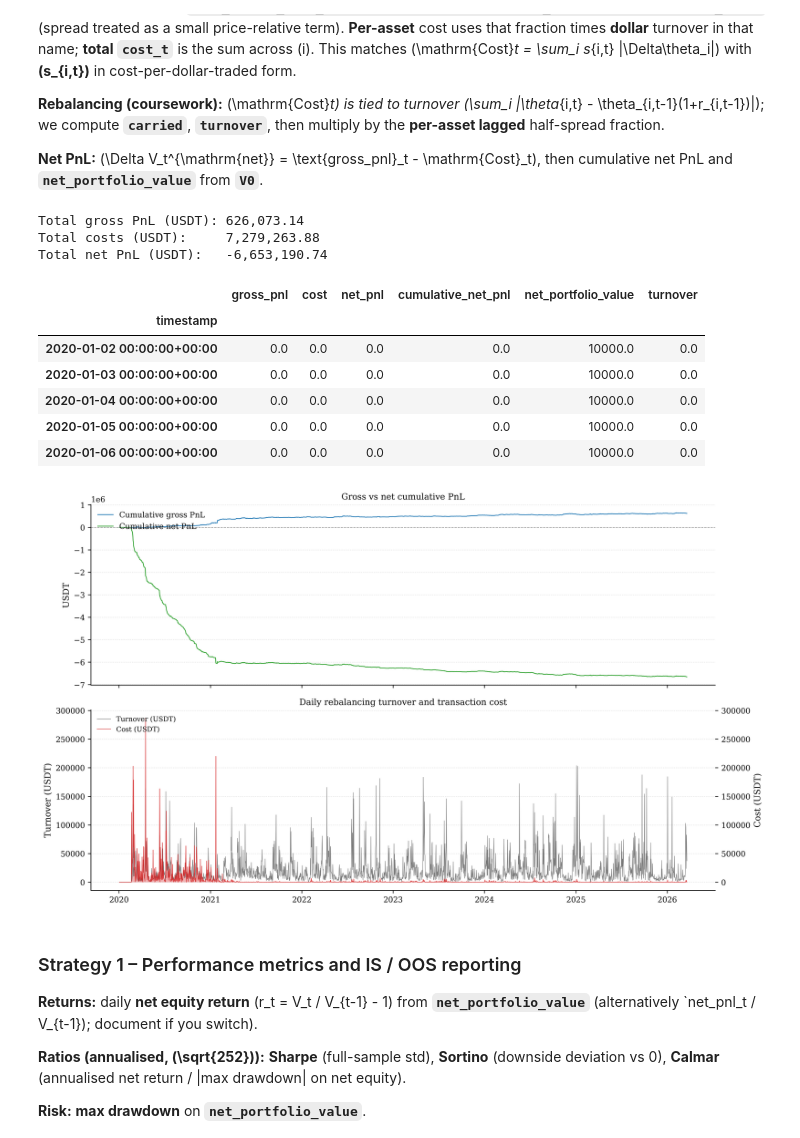
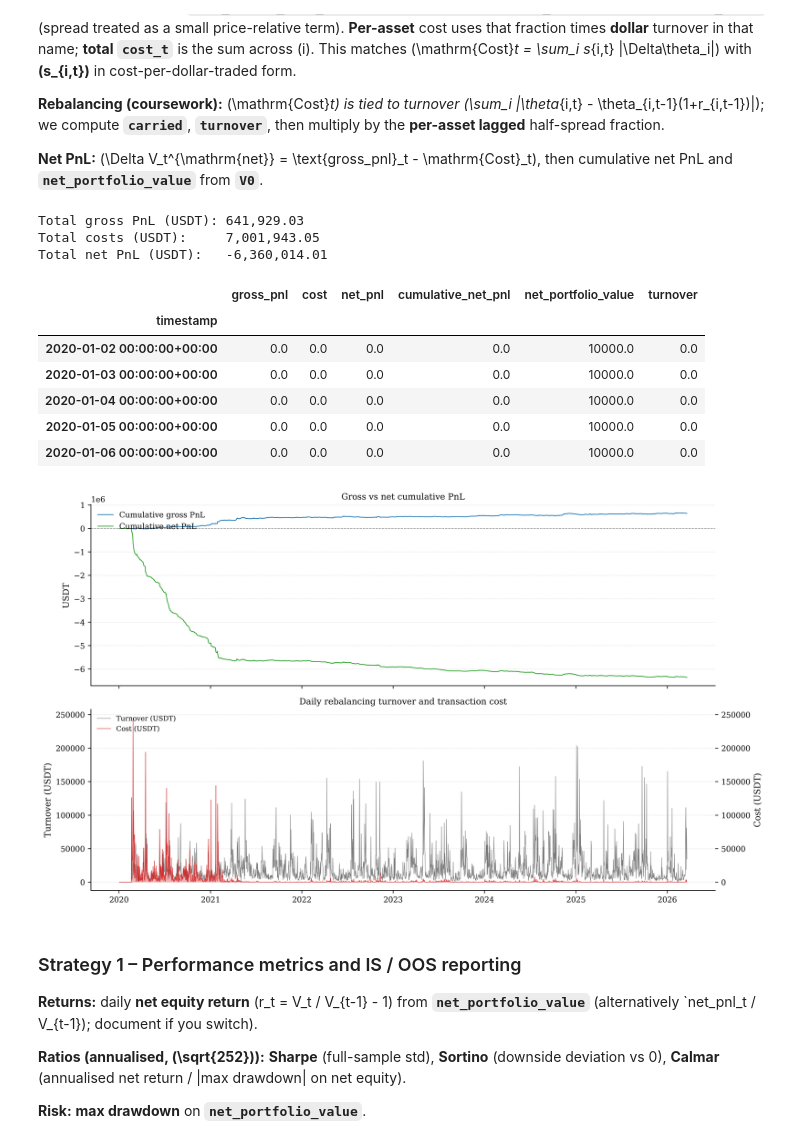
Before and after one commit to PeterLP123/Algo-Trading-Project, a Jupyter notebook: strategy_final_v2.ipynb, the cells around one changed output. Saved outputs shown, nothing was run; the diff lists cells and outputs as text; code cells hidden in the pictures.

```diff
--- a/strategy_final_v2.ipynb
+++ b/strategy_final_v2.ipynb
@@ -402,12 +404,12 @@ Outputs are stored in `signal_panel` with the same MultiIndex column layout as `
 # --- Trend signal parameters (initial values; tune in walk-forward) ---
 MA_WINDOW = 50
 VOL_WINDOW = 20
-DEAD_ZONE = 0.25  # on vol-normalised, clipped signal_strength
+DEAD_ZONE = 0.25  # dead zone on z = trend_raw / vol_20 (activation only; not used for dollar sizing)
 SIGNAL_CLIP = 5.0
 
 close_px = asset_panel["close"]
 
-ma50_list, trend_raw_list, vol_20_list, signal_strength_list, trend_position_list = [], [], [], [], []
+ma50_list, trend_raw_list, vol_20_list, z_list, trend_position_list = [], [], [], [], []
 
 for s in SYMBOLS:
     c = close_px[s]
@@ -415,15 +417,16 @@ for s in SYMBOLS:
     trend_raw = c / ma_50 - 1
     ret = c.pct_change()
     vol_20 = ret.rolling(VOL_WINDOW, min_periods=VOL_WINDOW).std(ddof=0).replace(0.0, np.nan)
-    signal_strength = (trend_raw / vol_20).clip(-SIGNAL_CLIP, SIGNAL_CLIP)
+    # z: standardised trend for activation / diagnostics only (single vol division here is not sizing)
+    z = (trend_raw / vol_20).clip(-SIGNAL_CLIP, SIGNAL_CLIP)
 
-    tp = np.where(signal_strength > DEAD_ZONE, 1.0, np.where(signal_strength < -DEAD_ZONE, -1.0, 0.0))
-    trend_position = pd.Series(tp, index=c.index, dtype=float).where(signal_strength.notna(), np.nan)
+    tp = np.where(z > DEAD_ZONE, 1.0, np.where(z < -DEAD_ZONE, -1.0, 0.0))
+    trend_position = pd.Series(tp, index=c.index, dtype=float).where(z.notna(), np.nan)
 
     ma50_list.append(ma_50.rename(s))
     trend_raw_list.append(trend_raw.rename(s))
     vol_20_list.append(vol_20.rename(s))
-    signal_strength_list.append(signal_strength.rename(s))
+    z_list.append(z.rename(s))
     trend_position_list.append(trend_position.rename(s))
 
 mi = pd.MultiIndex.from_product
@@ -436,11 +439,11 @@ def _field_wide(field: str, parts: list[pd.Series]) -> pd.DataFrame:
 ma_50_wide = _field_wide("ma_50", ma50_list)
 trend_raw_wide = _field_wide("trend_raw", trend_raw_list)
 vol_20_wide = _field_wide("vol_20", vol_20_list)
-signal_strength_wide = _field_wide("signal_strength", signal_strength_list)
+z_wide = _field_wide("z", z_list)
 trend_position_wide = _field_wide("trend_position", trend_position_list)
 
 signal_panel = pd.concat(
-    [ma_50_wide, trend_raw_wide, vol_20_wide, signal_strength_wide, trend_position_wide],
+    [ma_50_wide, trend_raw_wide, vol_20_wide, z_wide, trend_position_wide],
     axis=1,
 ).sort_index(axis=1)
 
@@ -712,18 +755,34 @@ close_px = asset_panel["close"]
 half_spread = 0.5 * ar_spread_wide
 half_spread_frac = half_spread.shift(1).divide(close_px.shift(1)).replace([np.inf, -np.inf], np.nan)
 
-# Coursework turnover: |theta_t - theta_{t-1}(1+r_{t-1})|
+# Rebalance-aware execution: this Strategy 1 section still rebalances daily.
+import wf_trend_pipeline as wf
+
 theta_tgt = exposure_panel["theta"]
-theta_prev = theta_tgt.shift(1)
-r_lag = r.shift(1)
-carried = theta_prev * (1.0 + r_lag)
-delta_theta = theta_tgt - carried
-turnover = delta_theta.abs().sum(axis=1)
-cost_t = (delta_theta.abs() * half_spread_frac).sum(axis=1).fillna(0.0)
+theta_input = theta_tgt.copy()
+theta_input.attrs["theta_target"] = theta_tgt.copy()
+theta_input.attrs["rebalance_mask"] = pd.Series(True, index=theta_tgt.index, name="is_rebalance")
+theta_input.attrs["rebalance_every"] = 1
 
-net_pnl = gross_pnl - cost_t
+out_strategy1 = wf.run_net_backtest(
+    asset_panel,
+    theta_input,
+    SYMBOLS,
+    half_spread_frac,
+    backtest_use_excess=BACKTEST_USE_EXCESS,
+    v0=V0,
+)
+
+theta_exec = out_strategy1["theta_exec"]
+carried = out_strategy1["carried"]
+delta_theta_exec = out_strategy1["delta_theta_exec"]
+gross_pnl = out_strategy1["gross_pnl"]
+cumulative_gross_pnl = gross_pnl.cumsum()
+turnover = out_strategy1["turnover"]
+cost_t = out_strategy1["cost_t"]
+net_pnl = out_strategy1["net_pnl"]
 cumulative_net_pnl = net_pnl.cumsum()
-net_portfolio_value = V0 + cumulative_net_pnl
+net_portfolio_value = out_strategy1["net_portfolio_value"]
 
 net_backtest_summary = pd.DataFrame(
     {
@@ -752,37 +811,37 @@ axes[0].set_title("Gross vs net cumulative PnL")
 axes[0].grid(True, axis="y", linestyle=":", linewidth=0.7, alpha=0.45)
 
 axes[1].fill_between(net_backtest_summary.index, 0.0, cost_t, step="mid", color="tab:red", alpha=0.35, linewidth=0)
 axes[1].plot(net_backtest_summary.index, turnover, color="0.2", linewidth=0.5, alpha=0.65, label="Turnover (USDT)")
 ax_r = axes[1].twinx()
 ax_r.plot(net_backtest_summary.index, cost_t, color="tab:red", linewidth=0.65, alpha=0.85, label="Cost (USDT)")
 axes[1].set_ylabel("Turnover (USDT)")
 ax_r.set_ylabel("Cost (USDT)")
 axes[1].set_title("Daily rebalancing turnover and transaction cost")
 lines, labels = axes[1].get_legend_handles_labels()
 lines2, labels2 = ax_r.get_legend_handles_labels()
 ax_r.legend(lines + lines2, labels + labels2, loc="upper left", frameon=False, fontsize=8)
 axes[1].grid(True, axis="y", linestyle=":", linewidth=0.7, alpha=0.45)
 for ax in axes:
     ax.xaxis.set_major_locator(mdates.YearLocator())
     ax.xaxis.set_major_formatter(mdates.DateFormatter("%Y"))
 plt.tight_layout()
 out_dir = Path("output")
 out_dir.mkdir(parents=True, exist_ok=True)
 fig.savefig(out_dir / "net_vs_gross_cost_turnover.png", bbox_inches="tight", dpi=150)
 fig.savefig(out_dir / "net_vs_gross_cost_turnover.pdf", bbox_inches="tight")
 plt.show()
 # %% [output]
-Total gross PnL (USDT): 626,073.14
-Total costs (USDT):     7,279,263.88
-Total net PnL (USDT):   -6,653,190.74
+Total gross PnL (USDT): 641,929.03
+Total costs (USDT):     7,001,943.05
+Total net PnL (USDT):   -6,360,014.01
 |  | gross_pnl | cost | net_pnl | cumulative_net_pnl | net_portfolio_value | turnover |
 | timestamp |  |  |  |  |  |  |
 | 2020-01-02 00:00:00+00:00 | 0.0 | 0.0 | 0.0 | 0.0 | 10000.0 | 0.0 |
 | 2020-01-03 00:00:00+00:00 | 0.0 | 0.0 | 0.0 | 0.0 | 10000.0 | 0.0 |
 | 2020-01-04 00:00:00+00:00 | 0.0 | 0.0 | 0.0 | 0.0 | 10000.0 | 0.0 |
 | 2020-01-05 00:00:00+00:00 | 0.0 | 0.0 | 0.0 | 0.0 | 10000.0 | 0.0 |
 | 2020-01-06 00:00:00+00:00 | 0.0 | 0.0 | 0.0 | 0.0 | 10000.0 | 0.0 |
-[figure, old version]
+[figure, new version]
 # %% [markdown]
 ### Strategy 1 – Performance metrics and IS / OOS reporting
 
```
Also changed, not shown: parts of 9 cells of this notebook, 5 other files.
